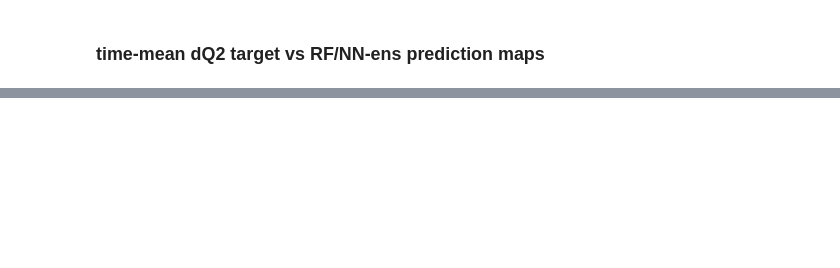
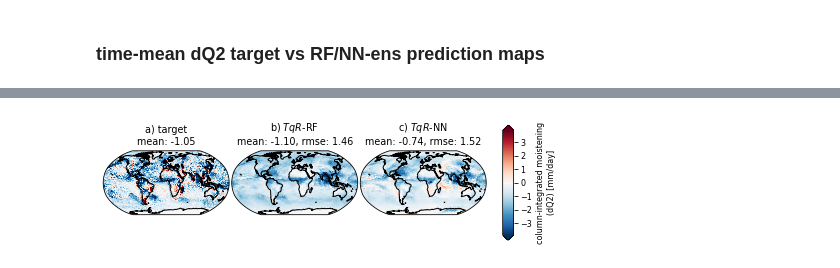
Before and after one commit to ai2cm/nudge-to-fine-3km-manuscript-workflow, a Jupyter notebook: notebooks/offline-column-integrated-prediction-time-mean.ipynb, the cells around one changed output, grey strips where cells are left out. Cells and saved outputs as stored; diff of their text form; code cells hidden in the pictures; blank space fills up the shorter version.

Commit message:
updated Figures 5 and A3

```diff
--- a/notebooks/offline-column-integrated-prediction-time-mean.ipynb
+++ b/notebooks/offline-column-integrated-prediction-time-mean.ipynb
@@ -37,14 +37,6 @@ net_shortwave = Variable('override_for_time_adjusted_total_sky_net_shortwave_flu
 
 RUNS = [
     MLOfflineDiags(
-        '$TquvR$-RF',
-        'gs://vcm-ml-experiments/2021-05-11-nudge-to-c3072-corrected-winds/rf/offline_diags',
-        {
-            'postphysics_ML_tendencies': [dQ1, dQ2, dQu, dQv],
-            'prephysics_ML_surface_flux': [downward_shortwave, downward_longwave, net_shortwave]
-        }
-    ),
-    MLOfflineDiags(
         '$TqR$-RF',
         'gs://vcm-ml-experiments/2021-06-21-nudge-to-c3072-dq1-dq2-only/rf/offline_diags',
         {
@@ -53,7 +45,7 @@ RUNS = [
         }
     ),
     MLOfflineDiags(
-        '$TquvR$-NN',
+        '$TqR$-NN',
          'gs://vcm-ml-experiments/2021-05-11-nudge-to-c3072-corrected-winds/nn-ensemble-model/offline_diags',
         {
             'dq1-dq2': [dQ1, dQ2],
@@ -114,5 +112,5 @@ target_ds = xr.Dataset(target_ds).expand_dims({'derivation': ['target']})
 # %%
-ds = xr.merge([pred_ds, target_ds]).reindex({'derivation': ['target', '$TqR$-RF', '$TquvR$-RF', '$TquvR$-NN']})
+ds = xr.merge([pred_ds, target_ds]).reindex({'derivation': ['target', '$TqR$-RF', '$TqR$-NN']})
 # %%
 def weighted_mean(ds, weights):
     return ((ds*weights).sum(dim=['x', 'y', 'tile']))/(weights.sum(dim=['x', 'y', 'tile']))
@@ -136,25 +134,20 @@ MAPPABLE_VAR_KWARGS = {
     },
 }
 # %%
-vars_2d = [
-    'column_integrated_dQ1',
-    'column_integrated_dQ2',
-    'column_integrated_dQu',
-    'column_integrated_dQv'
-]
-
-for var in vars_2d:
-    means = weighted_mean(ds[var], grid['area'])
-    rmses = weighted_rms(ds[var + '_bias'], grid['area'])
-    _, _, _, cbar, fg = fv3viz.plot_cube(
-        fv3viz.mappable_var(xr.merge([grid, ds]), var, **MAPPABLE_VAR_KWARGS),
-        col = 'derivation'
-    )
-    for i, (ax, case, mean, rmse) in enumerate(zip(fg.axes.flatten(), ds.derivation.values, means.values, rmses.values)):
-        if case != 'target':
-            ax.set_title(f"{string.ascii_lowercase[i]}) {case}\nmean: {mean:.2f}, rmse: {rmse:.2f}")
-        else:
-            ax.set_title(f"{string.ascii_lowercase[i]}) {case}\nmean: {mean:.2f}")
-    cbar.set_ticks(np.linspace(-3, 3, 7))
-    fg.fig.set_size_inches([7.6, 2])
-    fg.fig.savefig(f'{OUTDIR}/{var}_offline_time_mean.eps', bbox_inches='tight', dpi=150)
+var = 'column_integrated_dQ2'
+means = weighted_mean(ds[var], grid['area'])
+rmses = weighted_rms(ds[var + '_bias'], grid['area'])
+_, _, _, cbar, fg = fv3viz.plot_cube(
+    fv3viz.mappable_var(xr.merge([grid, ds]), var, **MAPPABLE_VAR_KWARGS),
+    col = 'derivation'
+)
+for i, (ax, case, mean, rmse) in enumerate(zip(fg.axes.flatten(), ds.derivation.values, means.values, rmses.values)):
+    if case != 'target':
+        ax.set_title(f"{string.ascii_lowercase[i]}) {case}\nmean: {mean:.2f}, rmse: {rmse:.2f}")
+    else:
+        ax.set_title(f"{string.ascii_lowercase[i]}) {case}\nmean: {mean:.2f}")
+cbar.set_ticks(np.linspace(-3, 3, 7))
+fg.fig.set_size_inches([7.6, 2])
+fg.fig.savefig(f'{OUTDIR}/Figure_5_column_integrated_dQ2_offline_time_mean.eps', bbox_inches='tight', dpi=150)
+# %% [output]
+[figure, added]
```
Also changed, not shown: parts of 5 cells of this notebook.
